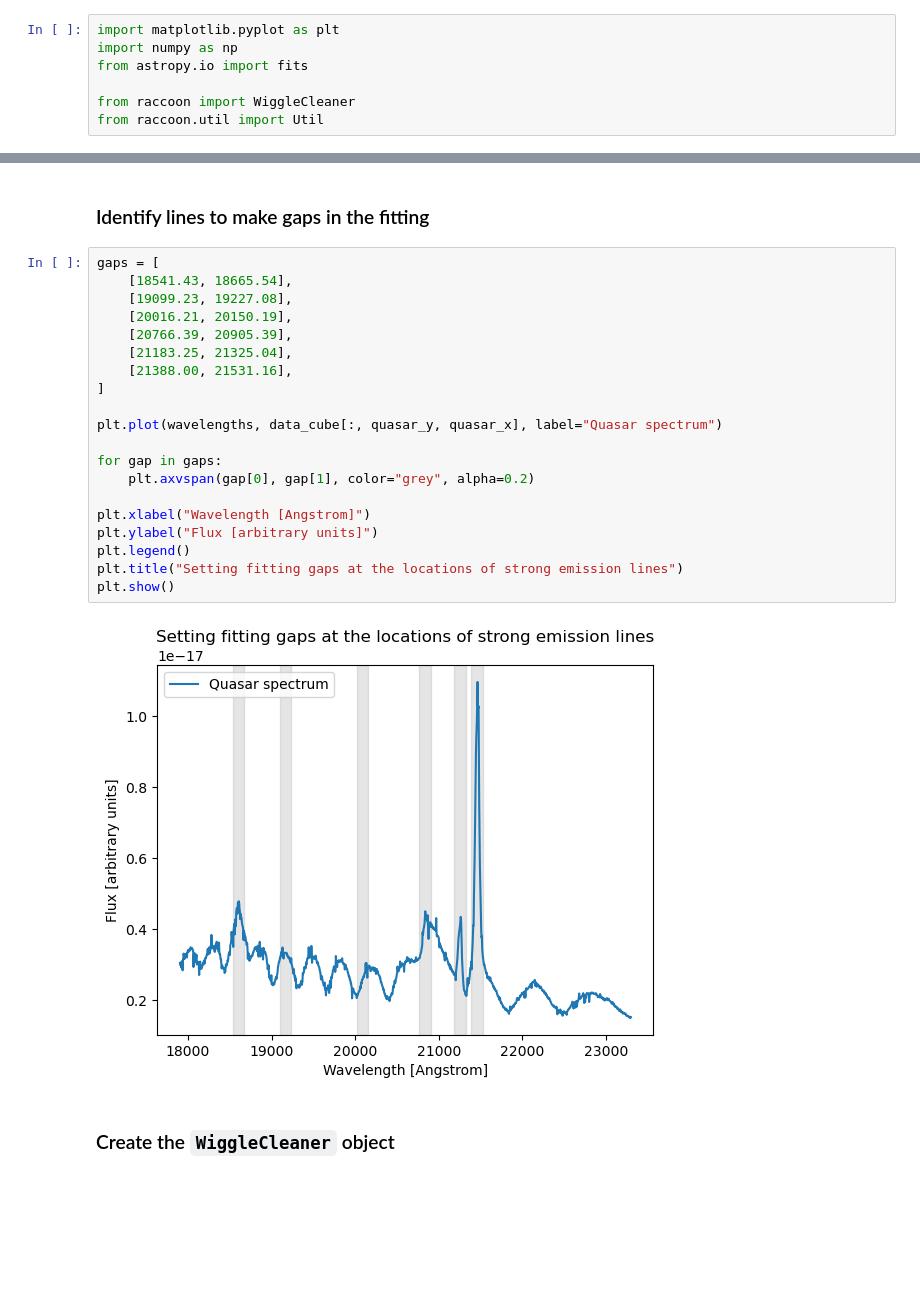
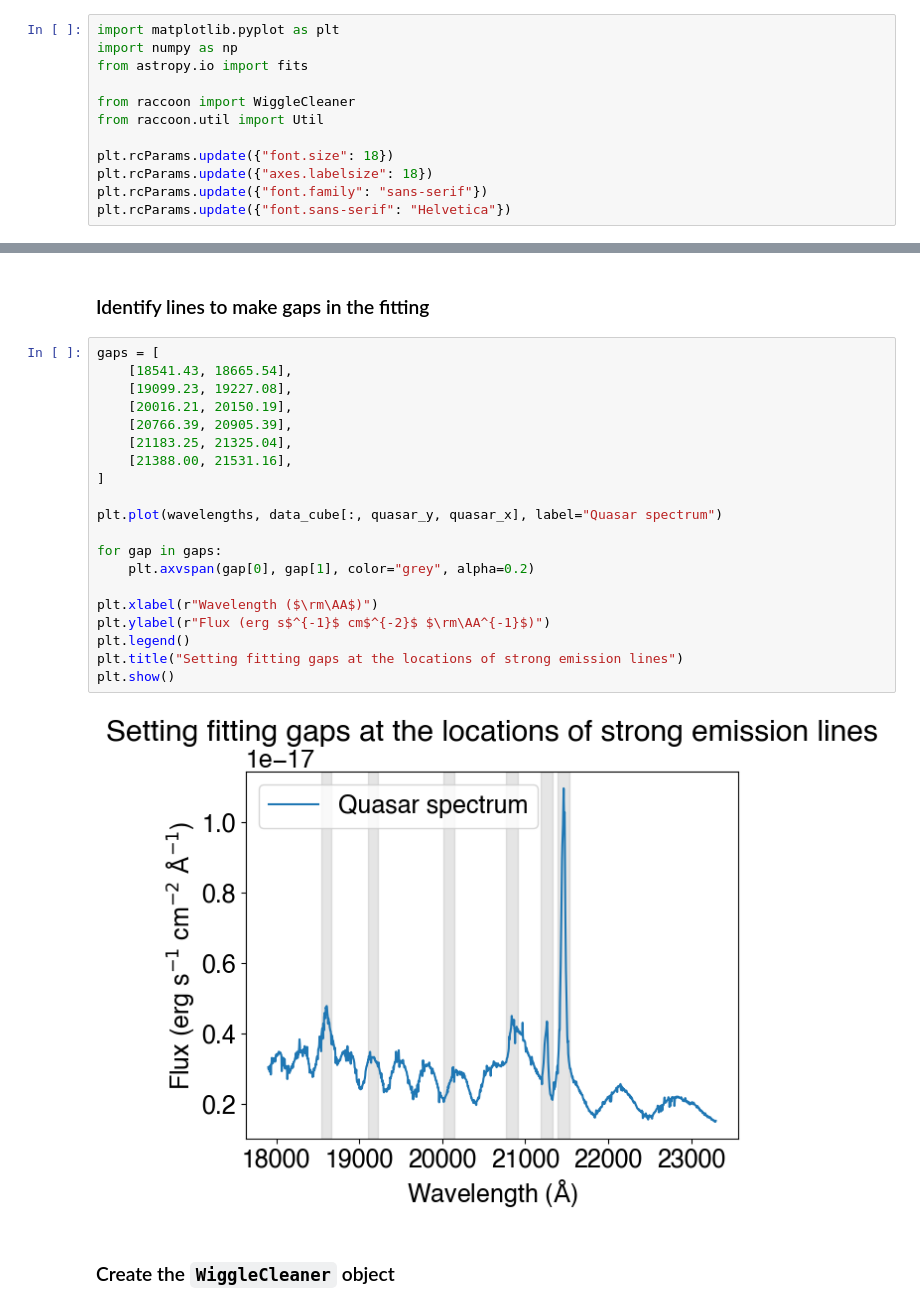
Before and after one commit to ajshajib/raccoon, a Jupyter notebook: example/example_notebook.ipynb, the cells around one changed output, grey strips where cells are left out. Cells and saved outputs as stored; diff of their text form; blank space fills up the shorter version.

```diff
--- a/example/example_notebook.ipynb
+++ b/example/example_notebook.ipynb
@@ -7,6 +7,11 @@ from astropy.io import fits
 
 from raccoon import WiggleCleaner
 from raccoon.util import Util
+
+plt.rcParams.update({"font.size": 18})
+plt.rcParams.update({"axes.labelsize": 18})
+plt.rcParams.update({"font.family": "sans-serif"})
+plt.rcParams.update({"font.sans-serif": "Helvetica"})
 # %% [markdown]
 ## Load data
 
@@ -45,25 +79,25 @@ plt.show()
 # %%
 gaps = [
     [18541.43, 18665.54],
     [19099.23, 19227.08],
     [20016.21, 20150.19],
     [20766.39, 20905.39],
     [21183.25, 21325.04],
     [21388.00, 21531.16],
 ]
 
 plt.plot(wavelengths, data_cube[:, quasar_y, quasar_x], label="Quasar spectrum")
 
 for gap in gaps:
     plt.axvspan(gap[0], gap[1], color="grey", alpha=0.2)
 
-plt.xlabel("Wavelength [Angstrom]")
-plt.ylabel("Flux [arbitrary units]")
+plt.xlabel(r"Wavelength ($\rm\AA$)")
+plt.ylabel(r"Flux (erg s$^{-1}$ cm$^{-2}$ $\rm\AA^{-1}$)")
 plt.legend()
 plt.title("Setting fitting gaps at the locations of strong emission lines")
 plt.show()
 # %% [output]
-[figure, old version]
+[figure, new version]
 # %% [markdown]
 ### Create the `WiggleCleaner` object
 # %%
```
Also changed, not shown: parts of 15 cells of this notebook, 2 other files.
